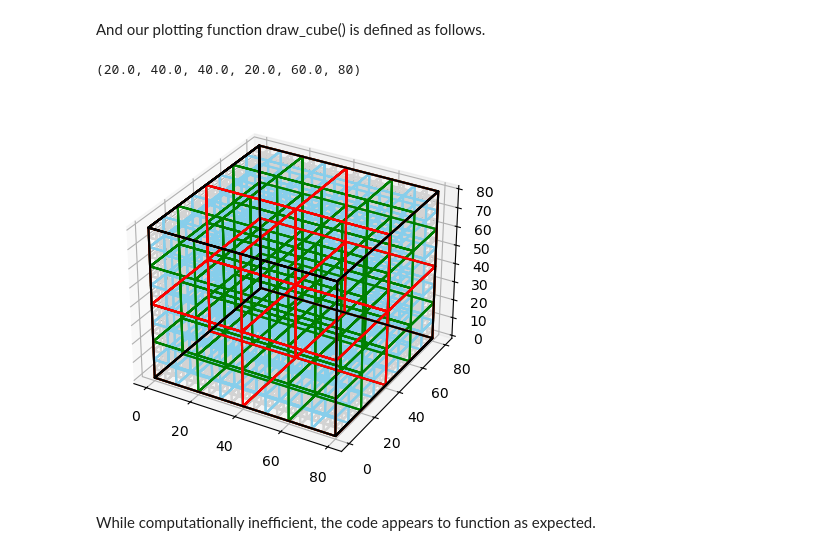
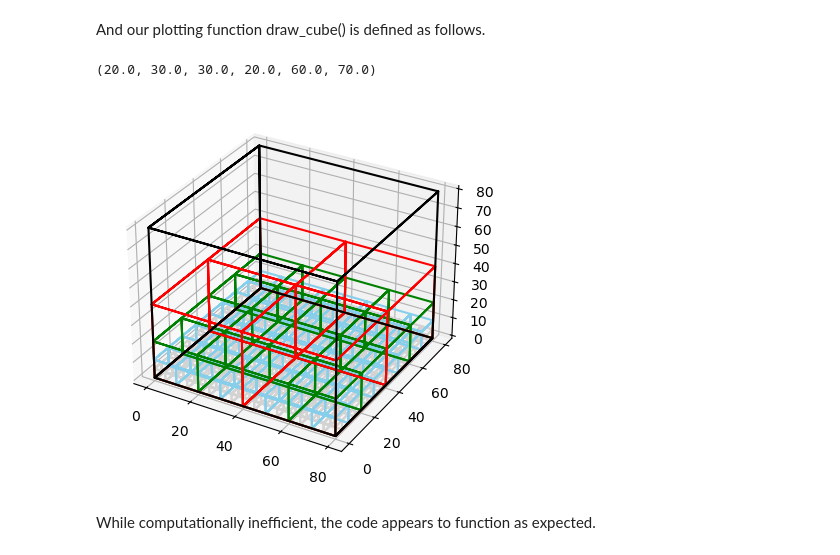
Before and after one commit to suryashch/3d_modelling, a Jupyter notebook: research/optimizing-the-scene/notebooks/octree-querying.ipynb, the cells around one changed output. Drawn from its saved outputs; the diff is of its cells as text; code cells hidden in the pictures.

```diff
--- a/research/optimizing-the-scene/notebooks/octree-querying.ipynb
+++ b/research/optimizing-the-scene/notebooks/octree-querying.ipynb
@@ -474,36 +474,36 @@ def draw_cube(coords, ax, color, **kwargs):
     ax.plot(X,Y,Z, color=color, **kwargs)
 # %%
 ot = make_octree(0,80,80,0,0,80, depth=5)
-ot[4][7]["bounds"]
+ot[4][7][0]["bounds"]
 # %% [output]
-(20.0, 40.0, 40.0, 20.0, 60.0, 80)
+(20.0, 30.0, 30.0, 20.0, 60.0, 70.0)
 # %%
 fig3 = plt.figure()
 ax3 = fig3.add_subplot(projection='3d')
 
-for i in range(8):
-    for j in range(8):
-        for k in range(8):
-            for l in range(8):
+for i in range(4):
+    for j in range(4):
+        for k in range(4):
+            for l in range(4):
                 draw_cube(ot[i][j][k][l]['bounds'], ax3, 'lightgrey')
 
-for i in range(8):
-    for j in range(8):
-        for k in range(8):
+for i in range(4):
+    for j in range(4):
+        for k in range(4):
             draw_cube(ot[i][j][k]['bounds'], ax3, 'skyblue')
 
-for i in range(8):
-    for j in range(8):
+for i in range(4):
+    for j in range(4):
         draw_cube(ot[i][j]['bounds'], ax3, 'green')
 
-for i in range(8):
+for i in range(4):
     draw_cube(ot[i]['bounds'], ax3, 'red')
 
 draw_cube(ot['bounds'], ax3, 'black')
 
 plt.show()
 # %% [output]
-[figure, old version]
+[figure, new version]
 # %% [markdown]
 While computationally inefficient, the code appears to function as expected.
 # %% [markdown]
```
Also changed, not shown: parts of 23 cells of this notebook, 2 other files.
